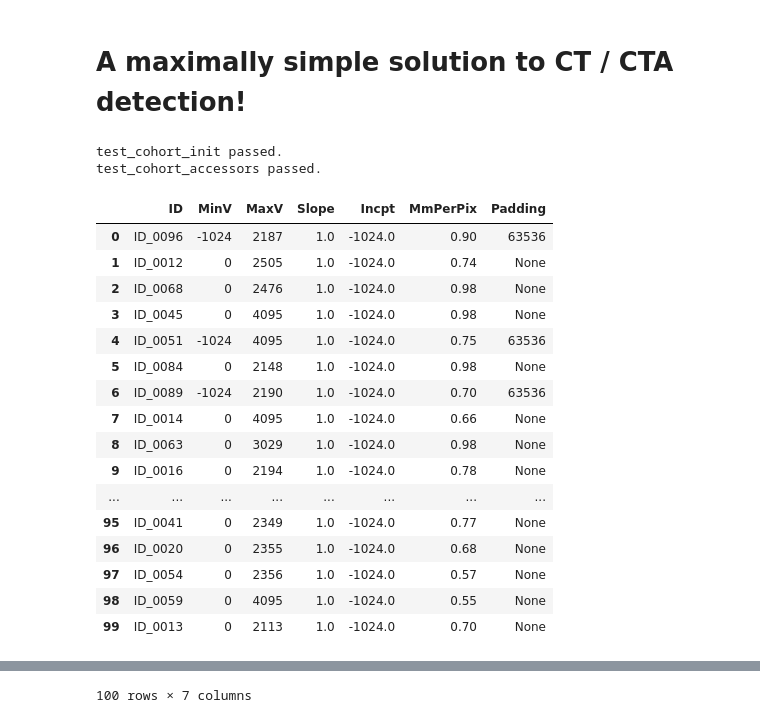
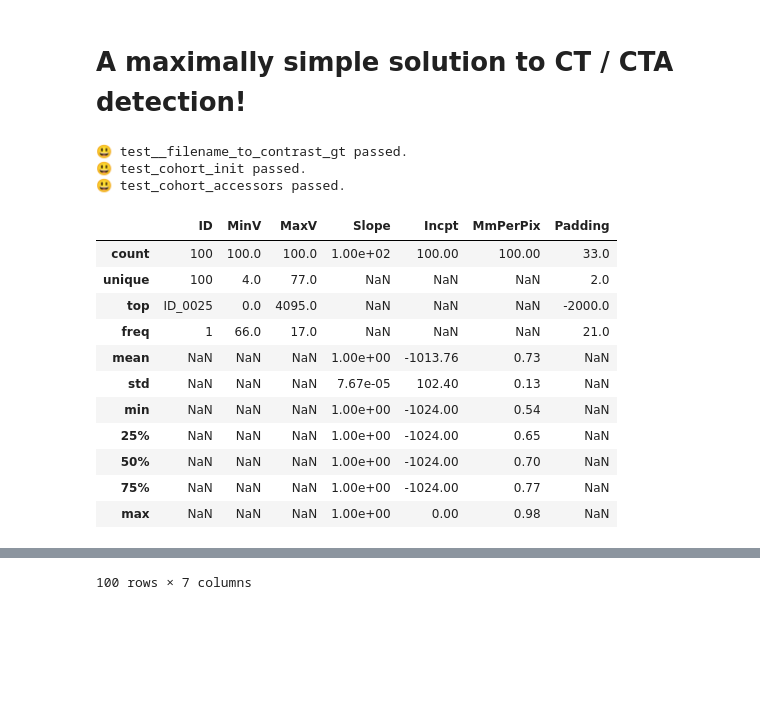
Before and after one commit to danielphil/kaggle_ctmi, a Jupyter notebook: kaggle_ctmi_simple.ipynb, the cells around one changed output, grey strips where cells are left out. Cells and saved outputs as stored; diff of their text form; code cells hidden in the pictures; blank space fills up the shorter version.

```diff
--- a/kaggle_ctmi_simple.ipynb
+++ b/kaggle_ctmi_simple.ipynb
@@ -14,8 +16,9 @@ DICOM_PATH = 'data/dicom_dir/'
 # %%
 class Cohort(object):
     """
-    Manages a cohort of datasets, finding what datasets are available, reading data and GT.
-    Deals only with the raw input data - no normalization happens here
+    Manages a SHAIP-like cohort of datasets, finding what datasets are available, reading data and GT.
+    Deals only with the raw input data - no normalization happens here.
+    Accessors generally present lazy evaluation semantics.
     """
     def __init__(self):
         """ The constructor scans the data path to find what data is present and
@@ -28,7 +31,7 @@ class Cohort(object):
         self.size = len(self.ids)
 
         # Private cache storage
-        self._images = self._dicoms = None
+        self._images = self._dicoms = self._groundtruth = None
 
     @property
     def dicoms(self):
@@ -44,6 +47,21 @@ class Cohort(object):
             self._images = [dcm.pixel_array for dcm in self.dicoms]
         return self._images
 
+    @staticmethod
+    def _filename_to_contrast_gt(fname):
+        """ Filenames look like this: "ID_0087_AGE_0044_CONTRAST_0_CT.dcm """
+        assert fname[17:25] == 'CONTRAST'
+        c = fname[26]
+        assert c in ('0', '1')
+        return int(c)
+
+    @property
+    def groundtruth(self):
+        """ Return a list of ground-truth values as {0, 1} integers in the same order as self.ids"""
+        if self._groundtruth is None:
+            self._groundtruth = [Cohort._filename_to_contrast_gt(os.path.basename(fp)) for fp in self.filepaths]
+        return self._groundtruth
+
 
 def test_cohort_init():
     cohort = Cohort()
@@ -52,57 +70,64 @@ def test_cohort_init():
     assert len(cohort.ids) == 100
     assert len(cohort.ids[0]) == 7 and cohort.ids[0][:3] == 'ID_'
     assert os.path.exists(cohort.filepaths[0])
-    print("test_cohort_init passed.")
+    print(SMILY, "test_cohort_init passed.")
 
 def test_cohort_accessors():
     cohort = Cohort()
-    assert len(cohort.dicoms) == len(cohort.ids)
+    assert len(cohort.dicoms) == len(cohort.ids) == len(cohort.images) == \
+           len(cohort.groundtruth) == len(cohort.groundtruth) == len(cohort.filepaths) == cohort.size
     assert all(['PixelData' in dcm for dcm in cohort.dicoms])
     assert len(cohort.images) == len(cohort.ids)
     assert all([im.shape == (512, 512) for im in cohort.images])
-    assert all([cohort.images[0].dtype == np.int16])
+    assert all([im.dtype in (np.int16, np.uint16) for im in cohort.images])
+    assert all([gt in (0,1) for gt in cohort.groundtruth])
+    print(SMILY, "test_cohort_accessors passed.")
 
-    print("test_cohort_accessors passed.")
+def test__filename_to_contrast_gt():
+    fname = 'ID_0087_AGE_0044_CONTRAST_0_CT.dcm'
+    gt = Cohort._filename_to_contrast_gt(fname)
+    assert gt == 0
+    print(SMILY, "test__filename_to_contrast_gt passed.")
 
+
+test__filename_to_contrast_gt()
 test_cohort_init()
 test_cohort_accessors()
 # %% [output]
-test_cohort_init passed.
-test_cohort_accessors passed.
+😃 test__filename_to_contrast_gt passed.
+😃 test_cohort_init passed.
+😃 test_cohort_accessors passed.
 # %%
 def explore_cohort():
     cohort = Cohort()
     df = pd.DataFrame(columns=['ID', 'MinV', 'MaxV', 'Slope', 'Incpt', 'MmPerPix', 'Padding'])
     for ix in range(cohort.size):
         image = cohort.images[ix]
         dcm = cohort.dicoms[ix]
         id_ = cohort.ids[ix]
         padding = dcm.data_element('PixelPaddingValue').value if 'PixelPaddingValue' in dcm else None
         slope = dcm.data_element('RescaleSlope').value
         intercept = dcm.data_element('RescaleIntercept').value
         mmpp_x, mmpp_y = dcm.data_element('PixelSpacing').value
         assert mmpp_x == mmpp_y
         row = (id_, np.min(image), np.max(image), slope, intercept, mmpp_x, padding)
 
         df.loc[ix] = row
-    return df
+
+    display(df.describe(include='all'))
+    display(df)
 
 explore_cohort()
 # %% [output]
 |  | ID | MinV | MaxV | Slope | Incpt | MmPerPix | Padding |
-| 0 | ID_0096 | -1024 | 2187 | 1.0 | -1024.0 | 0.90 | 63536 |
-| 1 | ID_0012 | 0 | 2505 | 1.0 | -1024.0 | 0.74 | None |
-| 2 | ID_0068 | 0 | 2476 | 1.0 | -1024.0 | 0.98 | None |
-| 3 | ID_0045 | 0 | 4095 | 1.0 | -1024.0 | 0.98 | None |
-| 4 | ID_0051 | -1024 | 4095 | 1.0 | -1024.0 | 0.75 | 63536 |
-| 5 | ID_0084 | 0 | 2148 | 1.0 | -1024.0 | 0.98 | None |
-| 6 | ID_0089 | -1024 | 2190 | 1.0 | -1024.0 | 0.70 | 63536 |
-| 7 | ID_0014 | 0 | 4095 | 1.0 | -1024.0 | 0.66 | None |
-| 8 | ID_0063 | 0 | 3029 | 1.0 | -1024.0 | 0.98 | None |
-| 9 | ID_0016 | 0 | 2194 | 1.0 | -1024.0 | 0.78 | None |
-| ... | ... | ... | ... | ... | ... | ... | ... |
-| 95 | ID_0041 | 0 | 2349 | 1.0 | -1024.0 | 0.77 | None |
-| 96 | ID_0020 | 0 | 2355 | 1.0 | -1024.0 | 0.68 | None |
-| 97 | ID_0054 | 0 | 2356 | 1.0 | -1024.0 | 0.57 | None |
-| 98 | ID_0059 | 0 | 4095 | 1.0 | -1024.0 | 0.55 | None |
-| 99 | ID_0013 | 0 | 2113 | 1.0 | -1024.0 | 0.70 | None |
+| count | 100 | 100.0 | 100.0 | 1.00e+02 | 100.00 | 100.00 | 33.0 |
+| unique | 100 | 4.0 | 77.0 | NaN | NaN | NaN | 2.0 |
+| top | ID_0025 | 0.0 | 4095.0 | NaN | NaN | NaN | -2000.0 |
+| freq | 1 | 66.0 | 17.0 | NaN | NaN | NaN | 21.0 |
+| mean | NaN | NaN | NaN | 1.00e+00 | -1013.76 | 0.73 | NaN |
+| std | NaN | NaN | NaN | 7.67e-05 | 102.40 | 0.13 | NaN |
+| min | NaN | NaN | NaN | 1.00e+00 | -1024.00 | 0.54 | NaN |
+| 25% | NaN | NaN | NaN | 1.00e+00 | -1024.00 | 0.65 | NaN |
+| 50% | NaN | NaN | NaN | 1.00e+00 | -1024.00 | 0.70 | NaN |
+| 75% | NaN | NaN | NaN | 1.00e+00 | -1024.00 | 0.77 | NaN |
+| max | NaN | NaN | NaN | 1.00e+00 | 0.00 | 0.98 | NaN |
```
Also changed, not shown: parts of 7 cells of this notebook, 1 other file.
